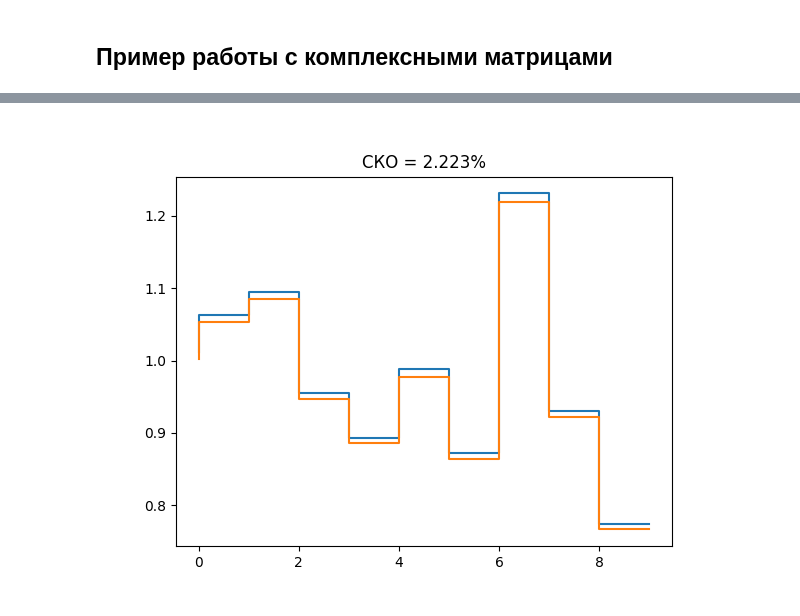
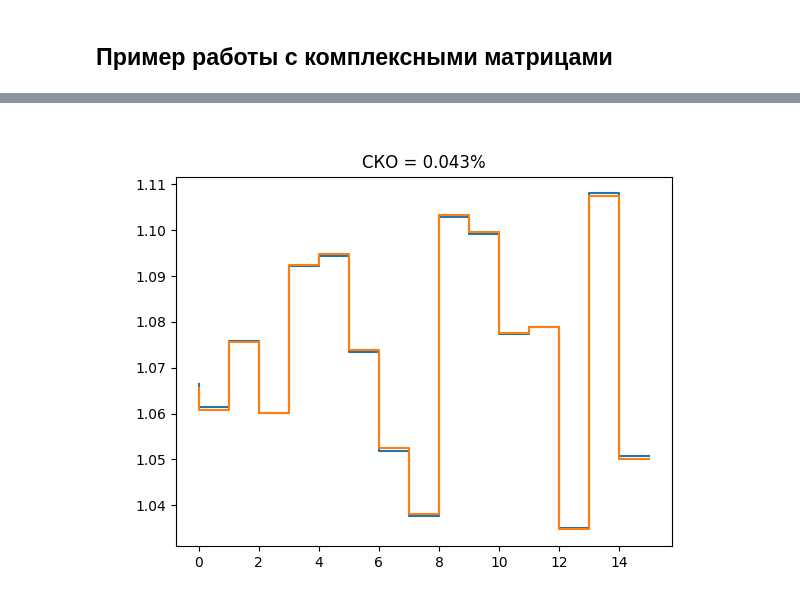
Before and after one commit to amacomm/Optical_matrix_multiplication, a Jupyter notebook: Notebook.ipynb, the cells around one changed output, grey strips where cells are left out. Saved outputs shown, nothing was run; the diff lists cells and outputs as text; code cells hidden in the pictures.

Commit message:
Global code refactoring has been performed; ASM, Sphere and Fresnel propagators have been removed; the configuration has been changed

```diff
--- a/Notebook.ipynb
+++ b/Notebook.ipynb
@@ -67,21 +68,28 @@ plt.title(f"СКО = {CKO :.3f}%");
 # %% [markdown]
 ## Пример работы с комплексными матрицами
 # %%
-config = source.Config(scale_by_x = 2,
-                       vector_size = 16)
+config = source.Config(right_matrix_count_columns = right_matrix_count_columns,
+                       right_matrix_count_rows = right_matrix_count_rows,
+                       right_matrix_width = pixel_size * right_matrix_count_columns,
+                       right_matrix_height = pixel_size * right_matrix_count_rows,
+                       min_height_gap = pixel_size,
+                       right_matrix_split_x = 2,
+                       right_matrix_split_y = 2,
+                       left_matrix_split_x = 2,
+                       left_matrix_split_y = 2,
+                       result_matrix_split = 2,
+                       distance = 0.01
+                      )
 
-propagator_operator = propagator.Propagator_sinc_operator()
-prop = propagator.Propagator(operator = propagator_operator,
-                  config = config)
-mul = source.OpticalMul(prop, config)
+mul = source.OpticalMul(config)
 # %%
 distributed_mul = source.DataParallel(mul, output_device = 'cpu')
 # %%
-mat1 = torch.rand(1, 1, 10, 16)
-mat2 = torch.exp(1j * torch.rand((1, 1, 16, 11)))
+mat1 = torch.rand(1, 1, 16, right_matrix_count_rows)
+mat2 = torch.exp(1j * torch.rand((1, 1, right_matrix_count_rows, right_matrix_count_columns)))
 # %%
-res = distributed_mul(mat1, mat2)[0, 0]
-fr = (mat1.cfloat() @ mat2)[0, 0].abs()
+res = distributed_mul(mat1, mat2)[0, 0]**2
+fr = (mat1.cfloat() @ mat2)[0, 0].abs()**2
 # %%
 plt.figure()
 plt.imshow(res)
@@ -103,7 +111,7 @@ tensor(2.2230)
 # %%
 plt.figure()
-plt.step(range(fr.size(0)), fr[:, 1] / fr.mean())
-plt.step(range(res.size(0)), res[:, 1]/ res.mean())
+plt.step(range(fr.size(-1)), fr[0] / fr.mean())
+plt.step(range(res.size(-1)), res[0]/ res.mean())
 plt.title(f"СКО = {CKO :.3f}%");
 # %% [output]
-[figure, old version]
+[figure, new version]
```
Also changed, not shown: parts of 13 cells of this notebook, 6 other files.
